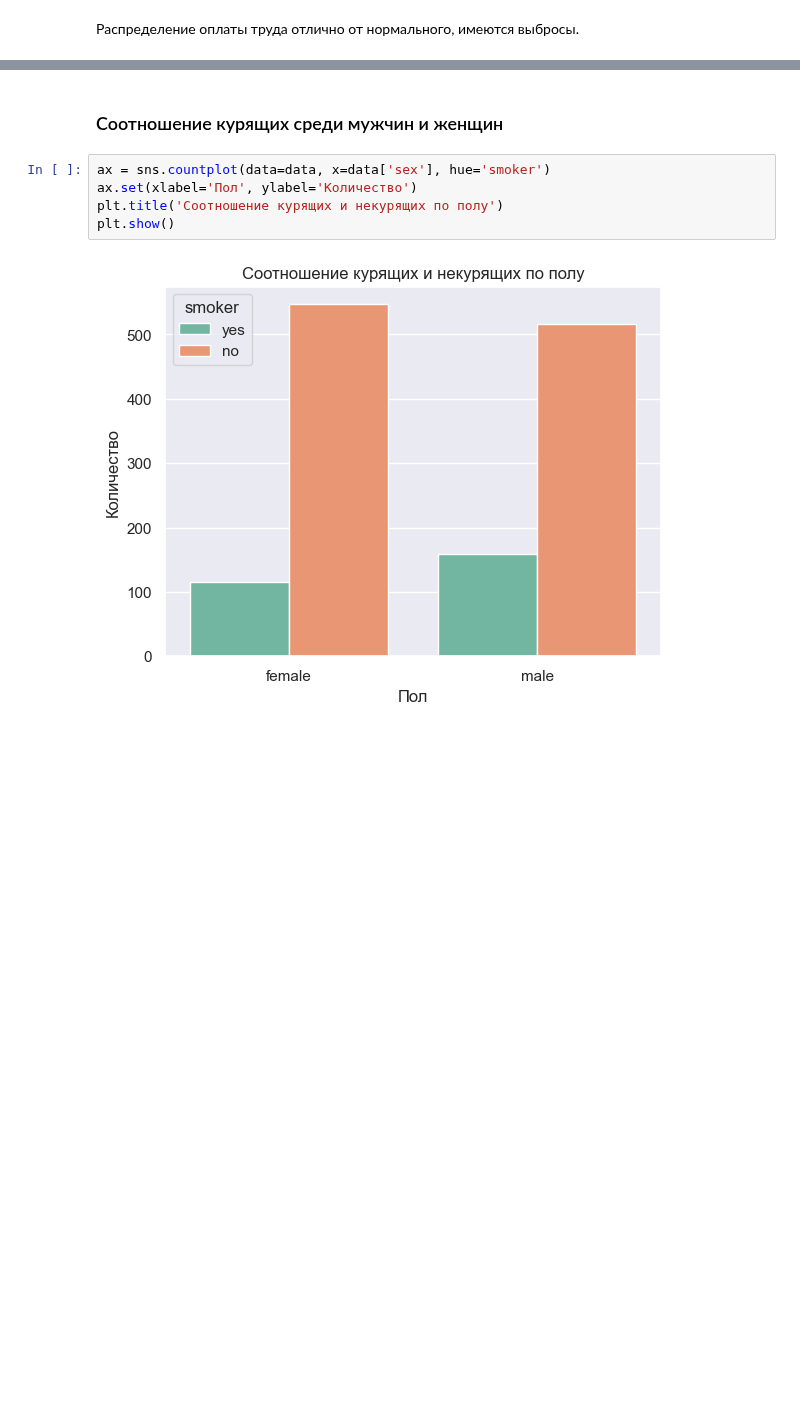
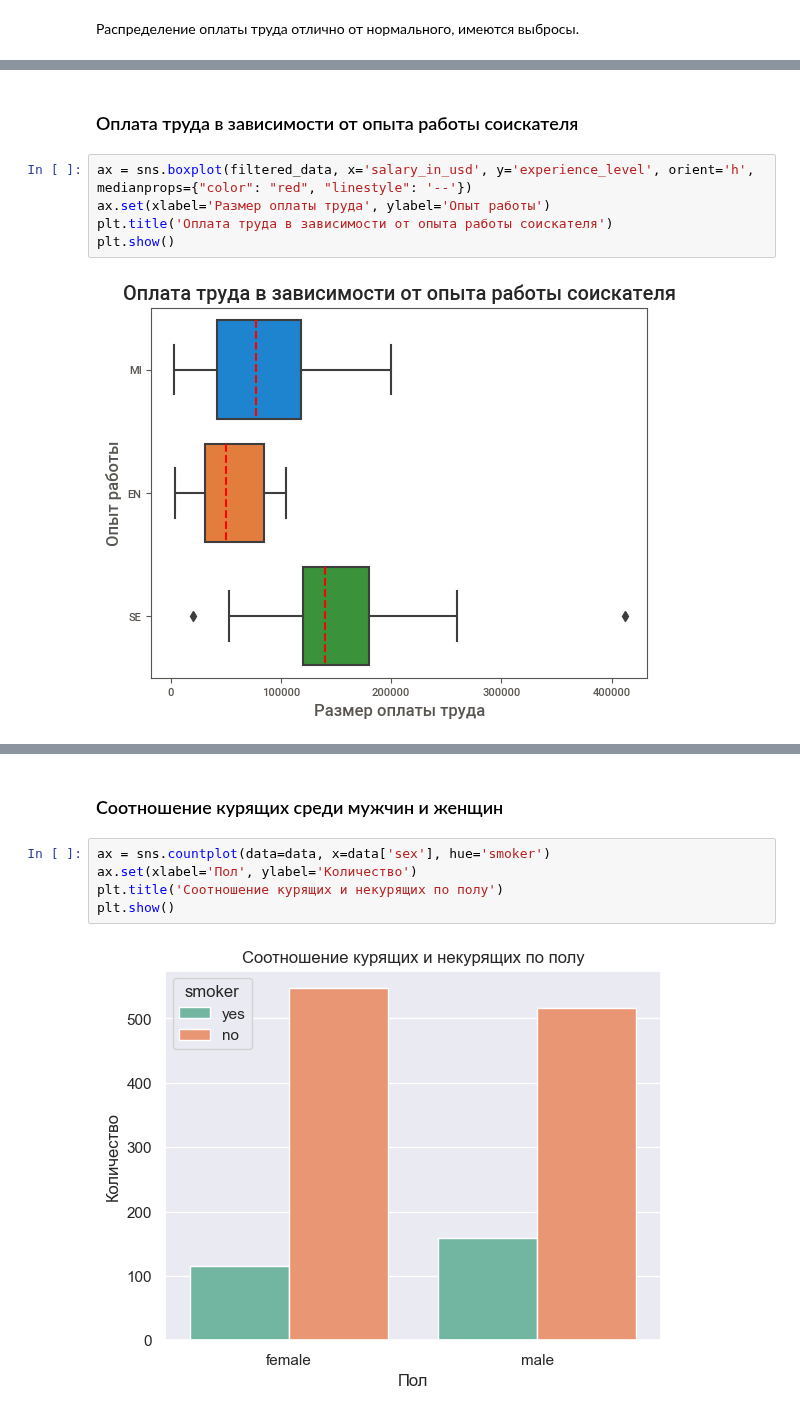
Before and after one commit to DenisMaltsev76/DM_76, a Jupyter notebook: Skillfactory/EDA-4.Практика/asset-v1_SkillFactory+DST-3.0+28FEB2021+type@asset+block@EDA_4_Статистические_тесты_Практика.ipynb, the cells around one changed output, grey strips where cells are left out. Cells and saved outputs as stored; diff of their text form; blank space fills up the shorter version.

```diff
--- a/Skillfactory/EDA-4.Практика/asset-v1_SkillFactory+DST-3.0+28FEB2021+type@asset+block@EDA_4_Статистические_тесты_Практика.ipynb
+++ b/Skillfactory/EDA-4.Практика/asset-v1_SkillFactory+DST-3.0+28FEB2021+type@asset+block@EDA_4_Статистические_тесты_Практика.ipynb
@@ -264,0 +224,9 @@ data_agg
+# %% [markdown]
+### Оплата труда в зависимости от опыта работы соискателя
+# %%
+ax = sns.boxplot(filtered_data, x='salary_in_usd', y='experience_level', orient='h', medianprops={"color": "red", "linestyle": '--'})
+ax.set(xlabel='Размер оплаты труда', ylabel='Опыт работы')
+plt.title('Оплата труда в зависимости от опыта работы соискателя')
+plt.show()
+# %% [output]
+[figure, added]
```
Also changed, not shown: parts of 43 cells of this notebook.
